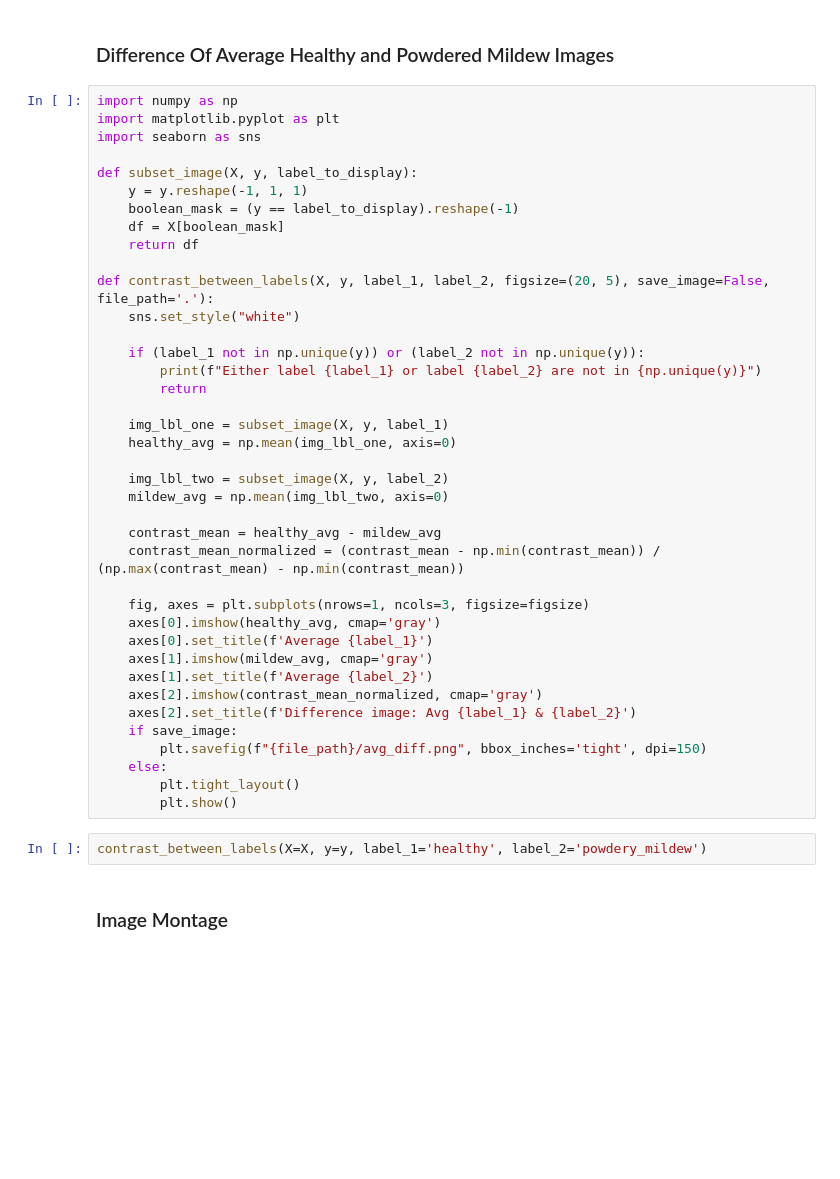
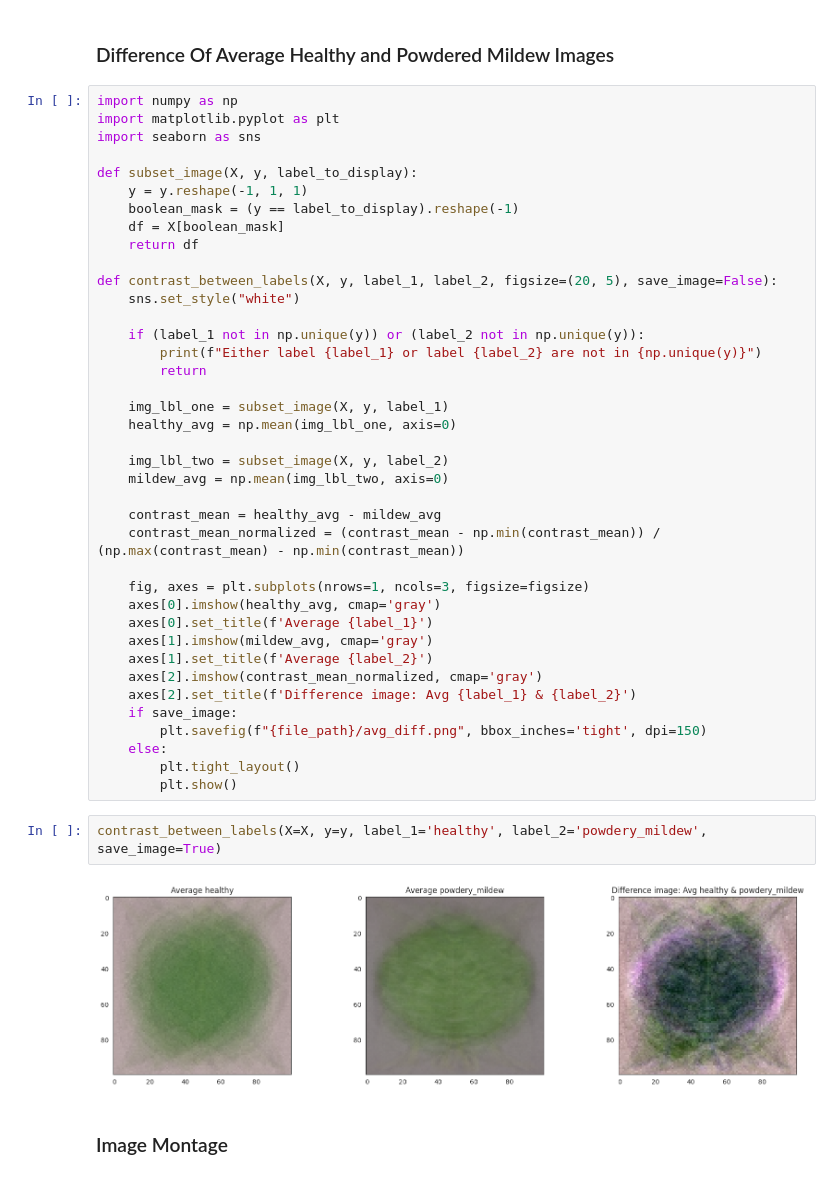
Before and after one commit to oscarbutler/P5-Mildew-Detection, a Jupyter notebook: jupyter_notebooks/2.Data_Visualisation.ipynb, the cells around one changed output. Cells and saved outputs as stored; diff of their text form; blank space fills up the shorter version.

```diff
--- a/jupyter_notebooks/2.Data_Visualisation.ipynb
+++ b/jupyter_notebooks/2.Data_Visualisation.ipynb
@@ -188,7 +205,7 @@ def subset_image(X, y, label_to_display):
     df = X[boolean_mask]
     return df
 
-def contrast_between_labels(X, y, label_1, label_2, figsize=(20, 5), save_image=False, file_path='.'):
+def contrast_between_labels(X, y, label_1, label_2, figsize=(20, 5), save_image=False):
     sns.set_style("white")
 
     if (label_1 not in np.unique(y)) or (label_2 not in np.unique(y)):
@@ -217,7 +234,9 @@ def contrast_between_labels(X, y, label_1, label_2, figsize=(20, 5), save_image=
         plt.tight_layout()
         plt.show()
 # %%
-contrast_between_labels(X=X, y=y, label_1='healthy', label_2='powdery_mildew')
+contrast_between_labels(X=X, y=y, label_1='healthy', label_2='powdery_mildew', save_image=True)
+# %% [output]
+[figure, added]
 # %% [markdown]
 ### Image Montage
 # %%
```
Also changed, not shown: parts of 12 cells of this notebook, 2 other files.
